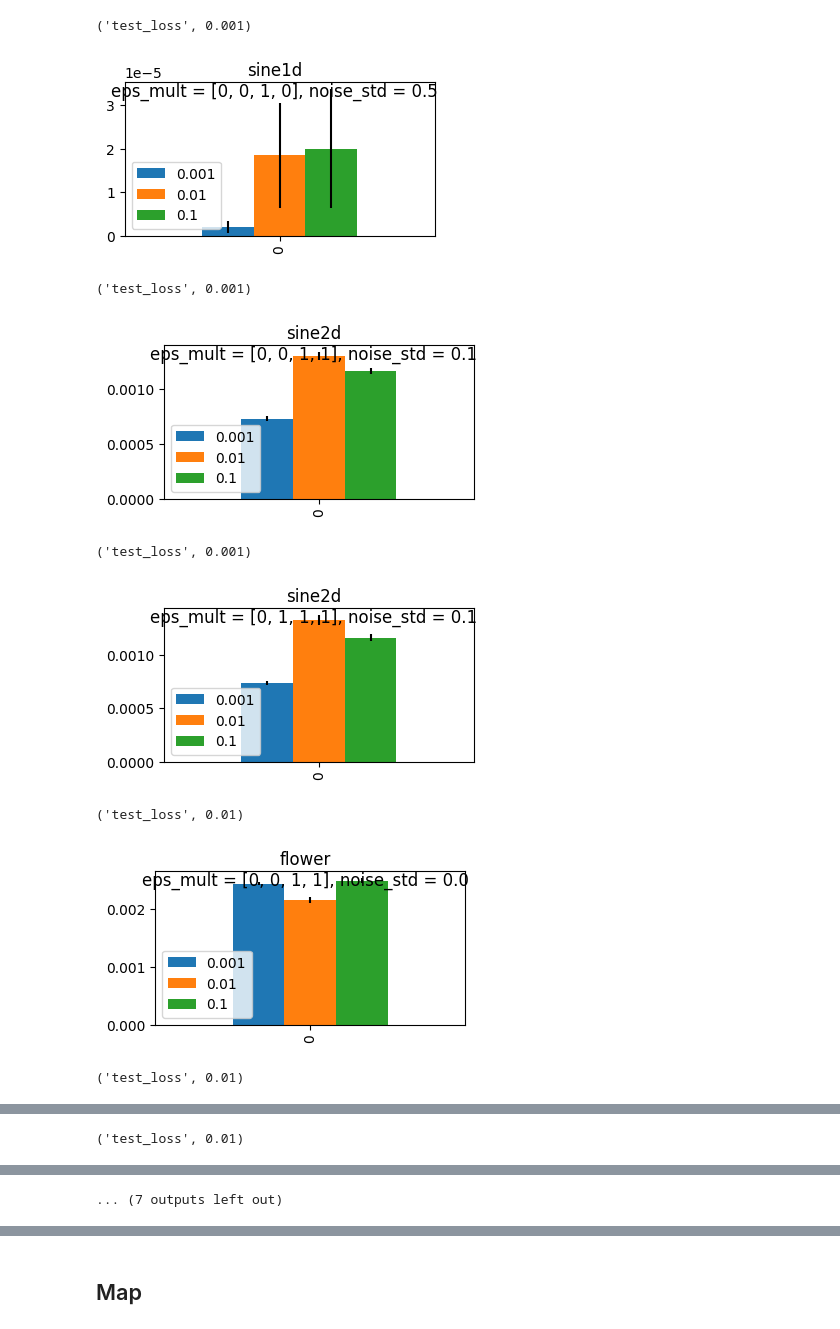
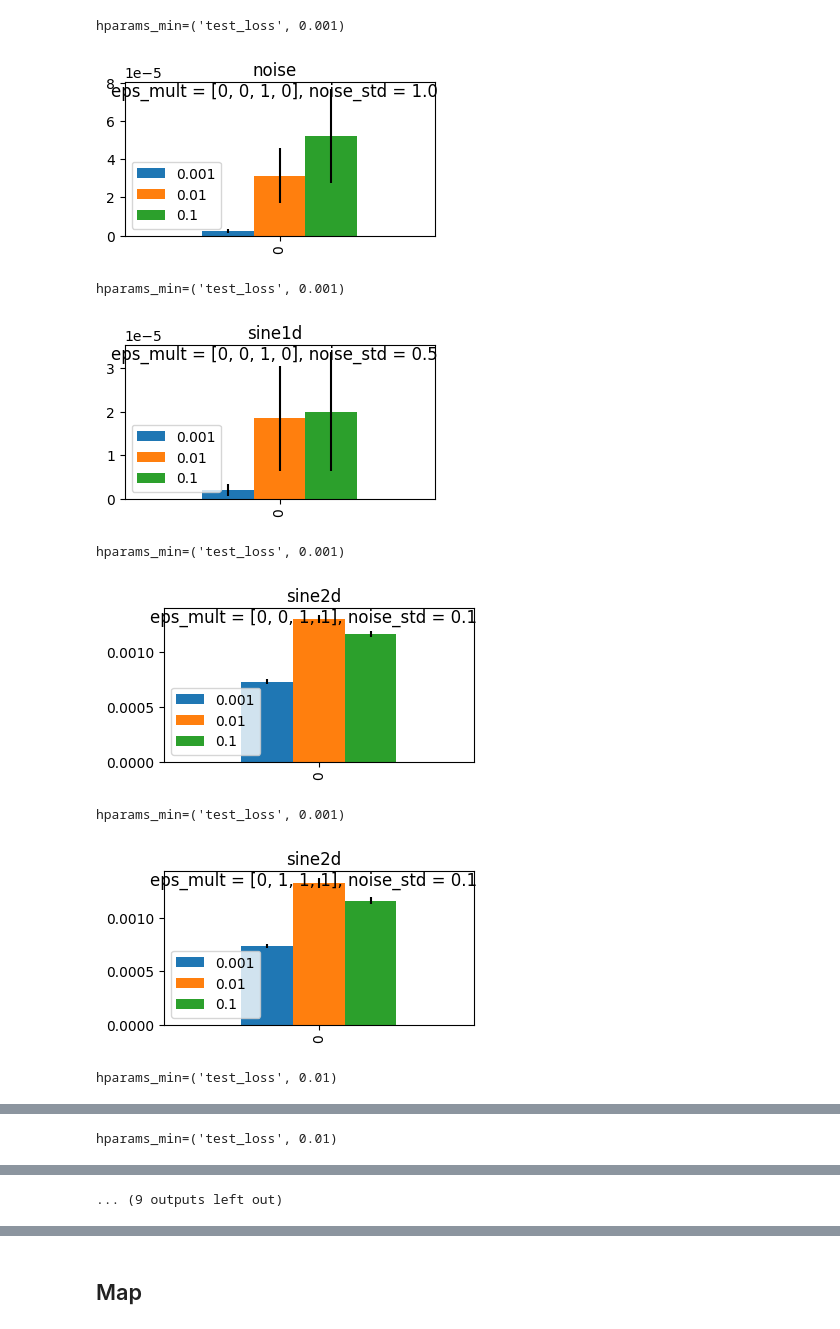
Before and after one commit to elidub/SymPDE, a Jupyter notebook: notebooks_symlie/results_step1.ipynb, the cells around one changed output, grey strips where cells are left out. Cells and saved outputs as stored; diff of their text form; code cells hidden in the pictures.

Commit message:
trying to train on noise

```diff
--- a/notebooks_symlie/results_step1.ipynb
+++ b/notebooks_symlie/results_step1.ipynb
@@ -55,6 +57,7 @@ group_params = ['eps_mult', 'noise_std']
 hyper_params  = ['lr']
 
 datasets_predict = {
+    'noise' : {'log' : False},
     'sine1d' : {'log' : False},
     'sine2d' : {'log' : False},
     'flower' : {'log' : False},
@@ -97,42 +100,42 @@ for dataset_name, dataset_info in datasets_predict.items():
 
         dd = pd.DataFrame(data = [f'{mean:.2e} ± {std:.2e}' for mean, std in zip(d_pivot.mean().values, d_pivot.std().values)], index = d_pivot.columns).T
         dd_mean = pd.DataFrame(data = [mean for mean in d_pivot.mean().values], index = d_pivot.columns).T
         dd_std = pd.DataFrame(data = [std for std in d_pivot.std().values], index = d_pivot.columns).T
 
         for dd_i, dds_i in zip([dd, dd_mean, dd_std], [dds, dds_mean, dds_std]):
 
             dd_i[index_columns] = [dataset_name] + list(group)
             dd_i = dd_i.set_index(index_columns)
             dds_i.append(dd_i)
 
         # continue
 
 
         hparams_min = d_pivot.mean().idxmin()
         assert len(hparams_min) == 2
-        # df_map_new = d[d[hyper_params[0]] == hparams_min[1]][df_map_columns]
-        # add_df_map_new(df_map_new)
+        df_map_new = d[d[hyper_params[0]] == hparams_min[1]][df_map_columns]
+        add_df_map_new(df_map_new)
         # Ps = get_and_check_Ps(df_map_new['seed'].unique(), map_kwargs)
         # plot2d(Ps, l = 2, max_grid = 40)
 
-        print(hparams_min)
+        print(f'{hparams_min=}')
         mins.append((dataset_name, group, hparams_min))
         suptitle = dataset_name + '\n' + ', '.join([f'{group_param} = {group_el}' for group_param, group_el in zip(group_params, group)]) if group != 0 else dataset_name
         plot_pivot(d_pivot=d_pivot, legend_loc = 'lower left', logx=dataset_info['log'], suptitle = suptitle, figsize = (4, 2))
 
 
 
 ddd = pd.concat(dds)
 ddd_mean = pd.concat(dds_mean)
 ddd_std = pd.concat(dds_std)
 ddd
 # %% [output]
-('test_loss', 0.001)
+hparams_min=('test_loss', 0.001)
-[figure, old version]
+[figure, new version]
-('test_loss', 0.001)
+hparams_min=('test_loss', 0.001)
-[figure, old version]
+[figure, new version]
-('test_loss', 0.001)
+hparams_min=('test_loss', 0.001)
-[figure, old version]
+[figure, new version]
-('test_loss', 0.01)
+hparams_min=('test_loss', 0.001)
-[figure, old version]
+[figure, new version]
-('test_loss', 0.01)
+hparams_min=('test_loss', 0.01)
@@ -140 +143 @@ ddd
-('test_loss', 0.01)
+hparams_min=('test_loss', 0.01)
@@ -142,4 +145,4 @@ ddd
-... (7 outputs left out)
+... (9 outputs left out)
 # %%
 for logy in [False, True]:
     ddd_mean.plot(kind='bar', yerr = ddd_std, figsize = (10, 5), logy = logy, rot = 45)
```
Also changed, not shown: parts of 13 cells of this notebook, 7 other files.
